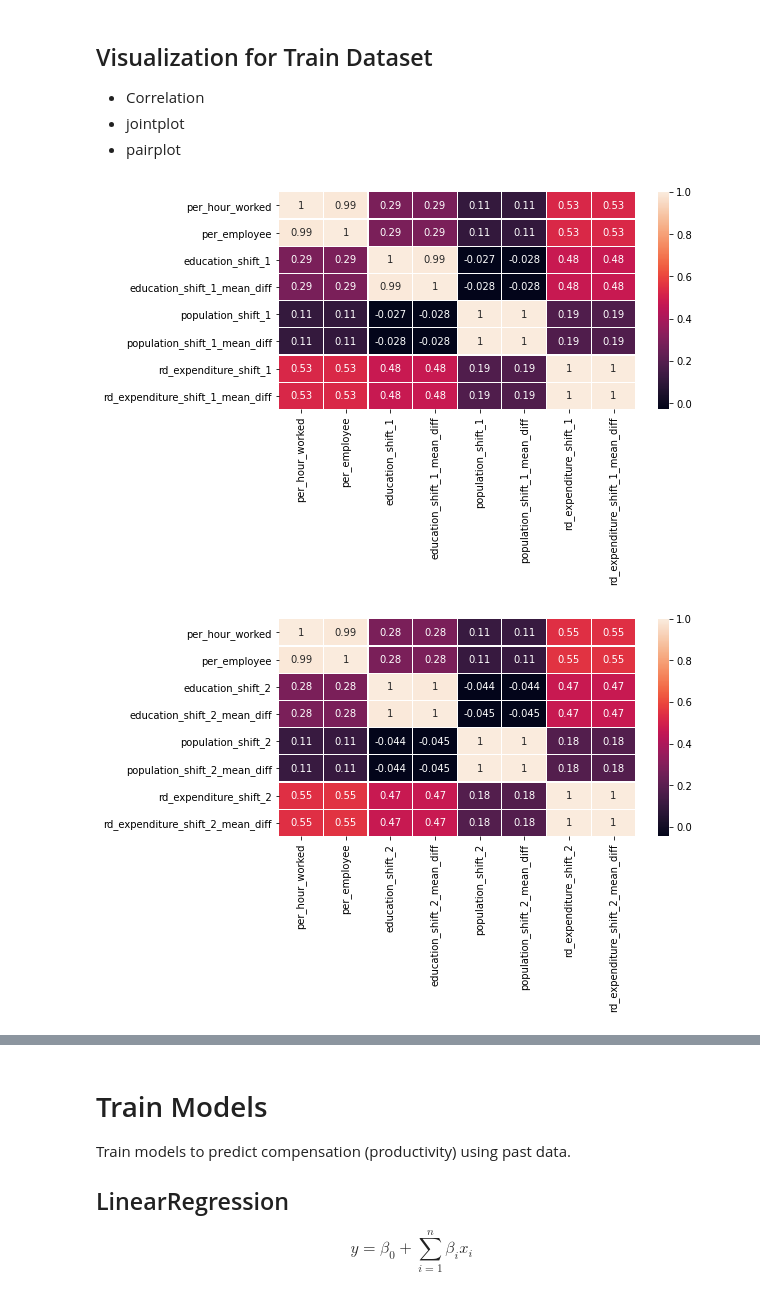
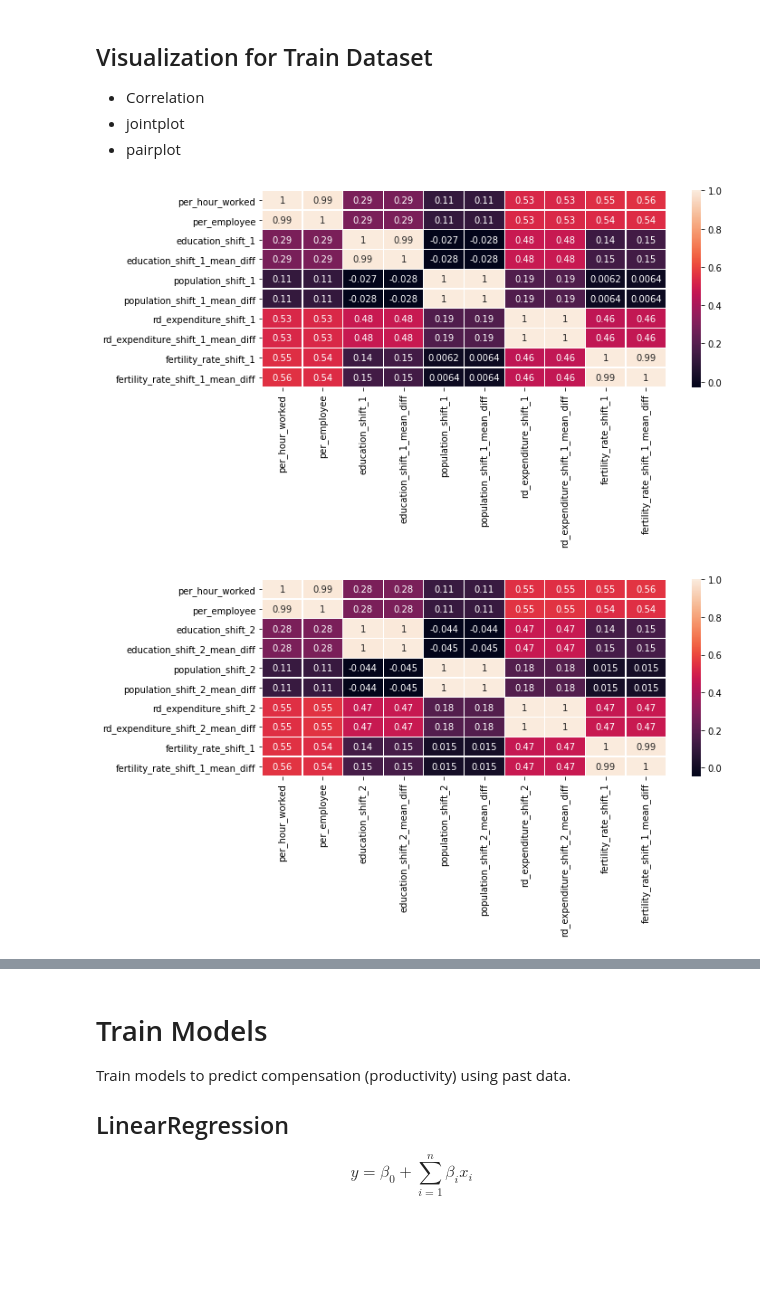
Before and after one commit to ADS-Group-15/eu-productivity-modeling, a Jupyter notebook: notebooks/models.ipynb, the cells around one changed output, grey strips where cells are left out. Drawn from its saved outputs; the diff is of its cells as text; code cells hidden in the pictures; blank space fills up the shorter version.

Commit message:
Add a new feature fertility rate

```diff
--- a/notebooks/models.ipynb
+++ b/notebooks/models.ipynb
@@ -45,7 +45,7 @@ There are several ways to capture trends.
 - Take the mean of n years
 - ...
 # %%
-features = ['education', 'population', 'rd_expenditure']
+features = ['education', 'population', 'rd_expenditure', 'fertility_rate']
 shift_range = [1, 2]
 
 def add_trends(df):
@@ -171,33 +178,37 @@ train shape: (170, 31), test shape: (102, 31)
 # %%
 features = [
     [
         'education_shift_1',
         'education_shift_1_mean_diff',
         'population_shift_1',
         'population_shift_1_mean_diff',
         'rd_expenditure_shift_1',
         'rd_expenditure_shift_1_mean_diff',
+        'fertility_rate_shift_1',
+        'fertility_rate_shift_1_mean_diff',
     ],
     [
         'education_shift_2',
         'education_shift_2_mean_diff',
         'population_shift_2',
         'population_shift_2_mean_diff',
         'rd_expenditure_shift_2',
         'rd_expenditure_shift_2_mean_diff',
+        'fertility_rate_shift_1',
+        'fertility_rate_shift_1_mean_diff',
     ],
 ]
 
 for fs in features:
     corr = train_df[
         ['per_hour_worked', 'per_employee'] + fs
     ].corr()
-    plt.figure(figsize=(8,4))
+    plt.figure(figsize=(10,4))
     sns.heatmap(corr, annot=True, linewidths=0.2)
     plt.show()
 # %% [output]
-[figure, old version]
+[figure, new version]
-[figure, old version]
+[figure, new version]
 # %%
 sns.jointplot(data=train_df, x='per_hour_worked', y='rd_expenditure_shift_1', kind='kde')
 # %% [output]
```
Also changed, not shown: parts of 21 cells of this notebook, 6 other files.
